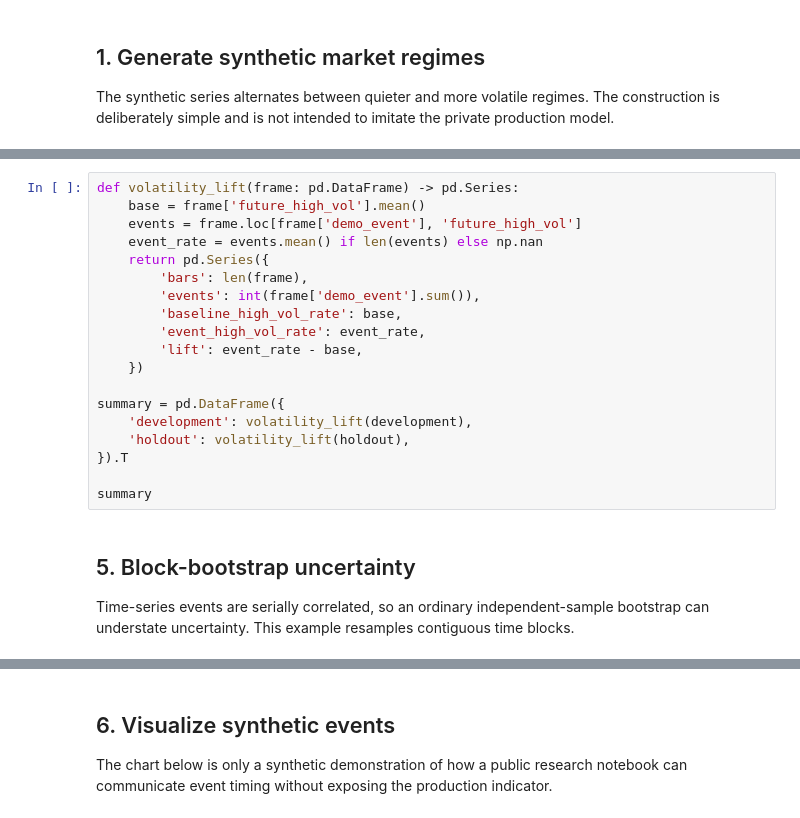
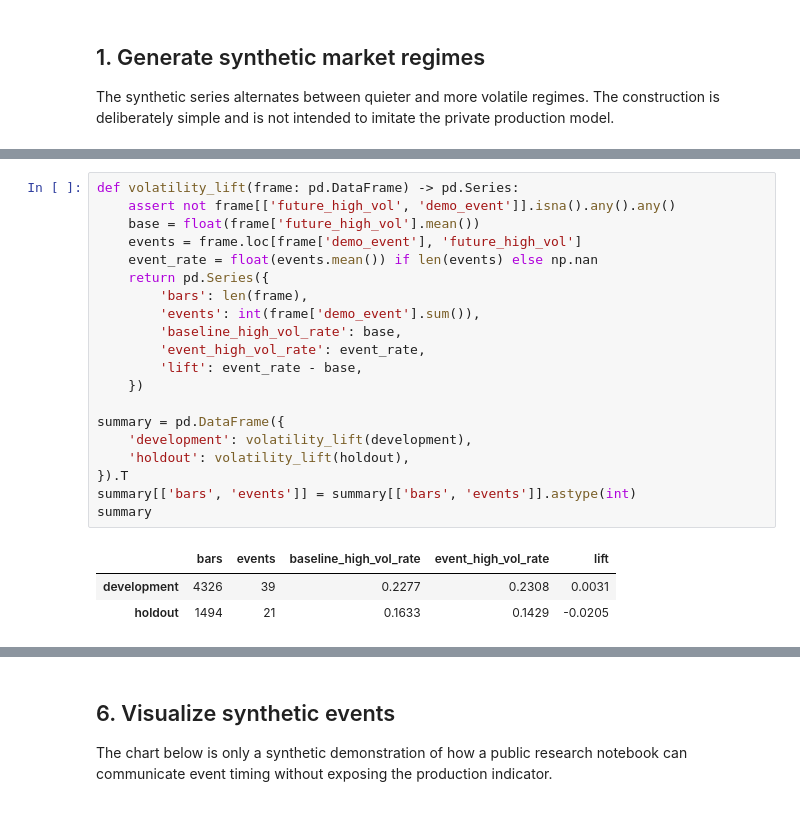
Before and after one commit to xiaoxinbuxin/WaveFilter-Research, a Jupyter notebook: notebooks/public_demo.ipynb, the cells around one changed output, grey strips where cells are left out. Saved outputs shown, nothing was run; the diff lists cells and outputs as text.

```diff
--- a/notebooks/public_demo.ipynb
+++ b/notebooks/public_demo.ipynb
@@ -115,23 +170,24 @@ The question is simply whether the event identifies a higher probability of futu
 # %%
 def volatility_lift(frame: pd.DataFrame) -> pd.Series:
-    base = frame['future_high_vol'].mean()
+    assert not frame[['future_high_vol', 'demo_event']].isna().any().any()
+    base = float(frame['future_high_vol'].mean())
     events = frame.loc[frame['demo_event'], 'future_high_vol']
-    event_rate = events.mean() if len(events) else np.nan
+    event_rate = float(events.mean()) if len(events) else np.nan
     return pd.Series({
         'bars': len(frame),
         'events': int(frame['demo_event'].sum()),
         'baseline_high_vol_rate': base,
         'event_high_vol_rate': event_rate,
         'lift': event_rate - base,
     })
 
 summary = pd.DataFrame({
     'development': volatility_lift(development),
     'holdout': volatility_lift(holdout),
 }).T
-
+summary[['bars', 'events']] = summary[['bars', 'events']].astype(int)
 summary
+# %% [output]
+|  | bars | events | baseline_high_vol_rate | event_high_vol_rate | lift |
+| development | 4326 | 39 | 0.2277 | 0.2308 | 0.0031 |
+| holdout | 1494 | 21 | 0.1633 | 0.1429 | -0.0205 |
-# %% [markdown]
-## 5. Block-bootstrap uncertainty
-
-Time-series events are serially correlated, so an ordinary independent-sample bootstrap can understate uncertainty. This example resamples contiguous time blocks.
```
Also changed, not shown: parts of 20 cells of this notebook, 15 other files.
